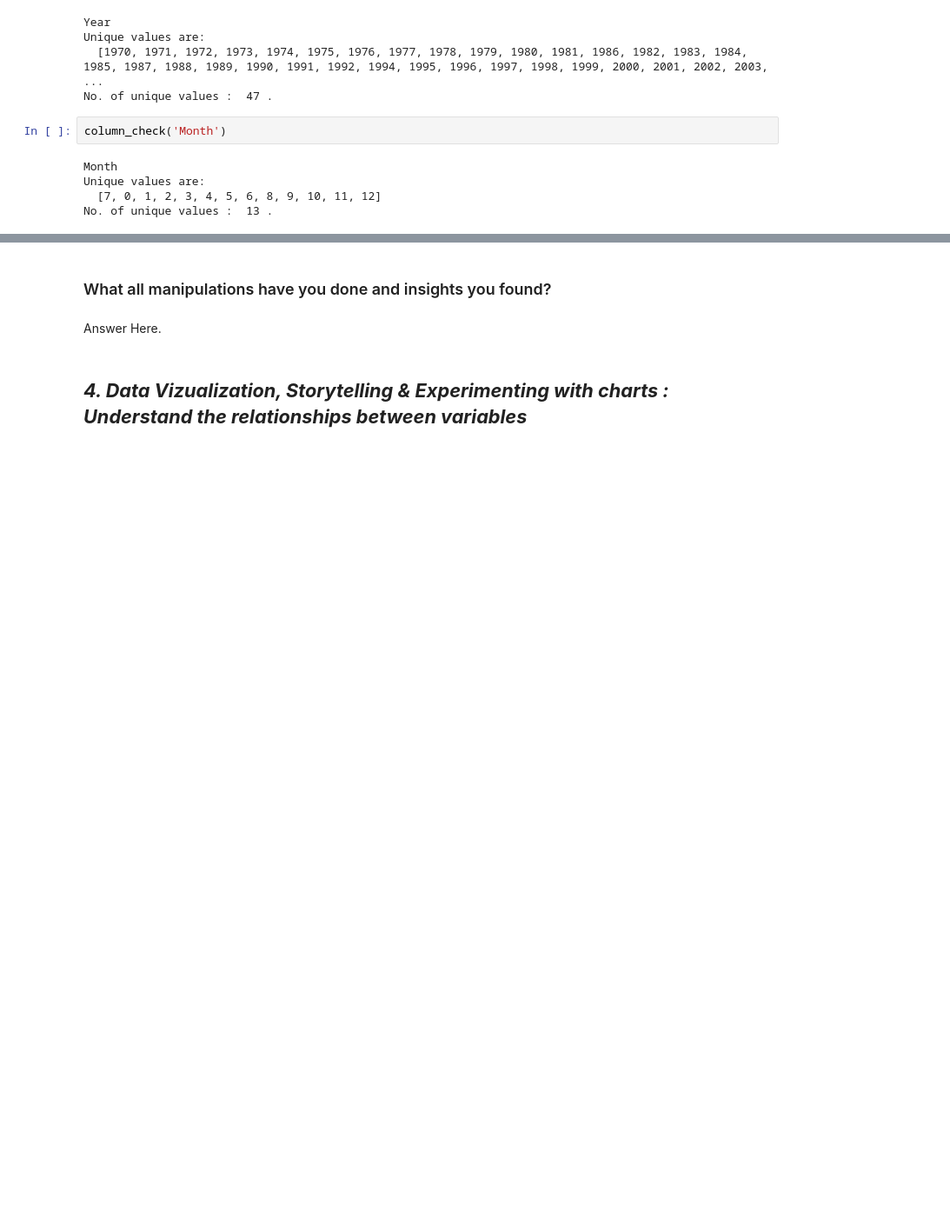
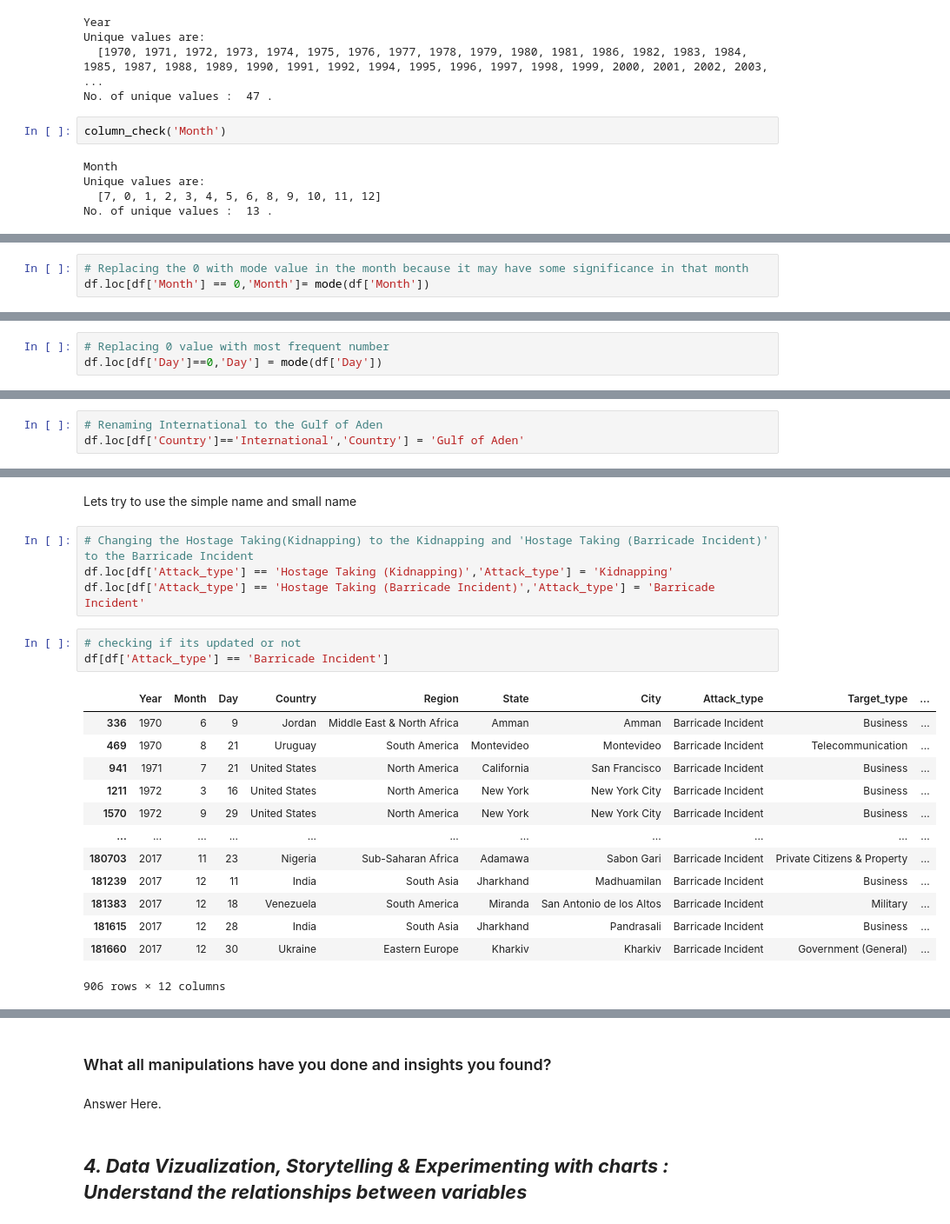
Before and after one commit to maxashoka3/EDA-Global-Terrorism-Dataset, a Jupyter notebook: EDA_Global_Terrorism_Dataset.ipynb, the cells around one changed output, grey strips where cells are left out. Shown at 87% size. Cells and saved outputs as stored; diff of their text form; blank space fills up the shorter version.

```diff
--- a/EDA_Global_Terrorism_Dataset.ipynb
+++ b/EDA_Global_Terrorism_Dataset.ipynb
@@ -434,0 +410,3 @@ Here in Weapon_type its one of the unique value is :
+# %%
+# Replacing the 0 with mode value in the month because it may have some significance in that month
+df.loc[df['Month'] == 0,'Month']= mode(df['Month'])
@@ -434,0 +436,3 @@ Here in Weapon_type its one of the unique value is :
+# %%
+# Replacing 0 value with most frequent number
+df.loc[df['Day']==0,'Day'] = mode(df['Day'])
@@ -434,0 +465,3 @@ Here in Weapon_type its one of the unique value is :
+# %%
+# Renaming International to the Gulf of Aden
+df.loc[df['Country']=='International','Country'] = 'Gulf of Aden'
@@ -434,0 +503,23 @@ Here in Weapon_type its one of the unique value is :
+# %% [markdown]
+Lets try to use the simple name and small name
+# %%
+# Changing the Hostage Taking(Kidnapping) to the Kidnapping and 'Hostage Taking (Barricade Incident)' to the Barricade Incident
+df.loc[df['Attack_type'] == 'Hostage Taking (Kidnapping)','Attack_type'] = 'Kidnapping'
+df.loc[df['Attack_type'] == 'Hostage Taking (Barricade Incident)','Attack_type'] = 'Barricade Incident'
+# %%
+# checking if its updated or not
+df[df['Attack_type'] == 'Barricade Incident']
+# %% [output]
+|  | Year | Month | Day | Country | Region | State | City | Attack_type | Target_type | ... |
+| 336 | 1970 | 6 | 9 | Jordan | Middle East & North Africa | Amman | Amman | Barricade Incident | Business | ... |
+| 469 | 1970 | 8 | 21 | Uruguay | South America | Montevideo | Montevideo | Barricade Incident | Telecommunication | ... |
+| 941 | 1971 | 7 | 21 | United States | North America | California | San Francisco | Barricade Incident | Business | ... |
+| 1211 | 1972 | 3 | 16 | United States | North America | New York | New York City | Barricade Incident | Business | ... |
+| 1570 | 1972 | 9 | 29 | United States | North America | New York | New York City | Barricade Incident | Business | ... |
+| ... | ... | ... | ... | ... | ... | ... | ... | ... | ... | ... |
+| 180703 | 2017 | 11 | 23 | Nigeria | Sub-Saharan Africa | Adamawa | Sabon Gari | Barricade Incident | Private Citizens & Property | ... |
+| 181239 | 2017 | 12 | 11 | India | South Asia | Jharkhand | Madhuamilan | Barricade Incident | Business | ... |
+| 181383 | 2017 | 12 | 18 | Venezuela | South America | Miranda | San Antonio de los Altos | Barricade Incident | Military | ... |
+| 181615 | 2017 | 12 | 28 | India | South Asia | Jharkhand | Pandrasali | Barricade Incident | Business | ... |
+| 181660 | 2017 | 12 | 30 | Ukraine | Eastern Europe | Kharkiv | Kharkiv | Barricade Incident | Government (General) | ... |
+906 rows × 12 columns
```
Also changed, not shown: parts of 51 cells of this notebook.
